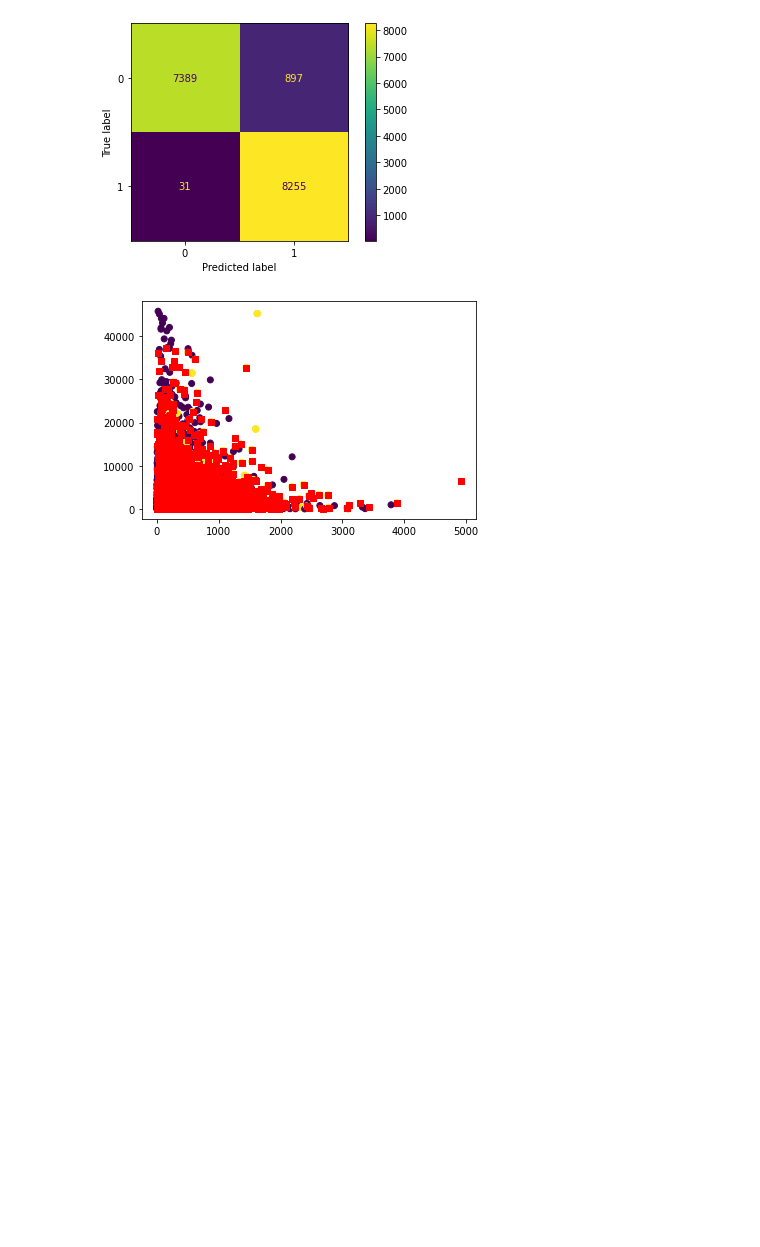
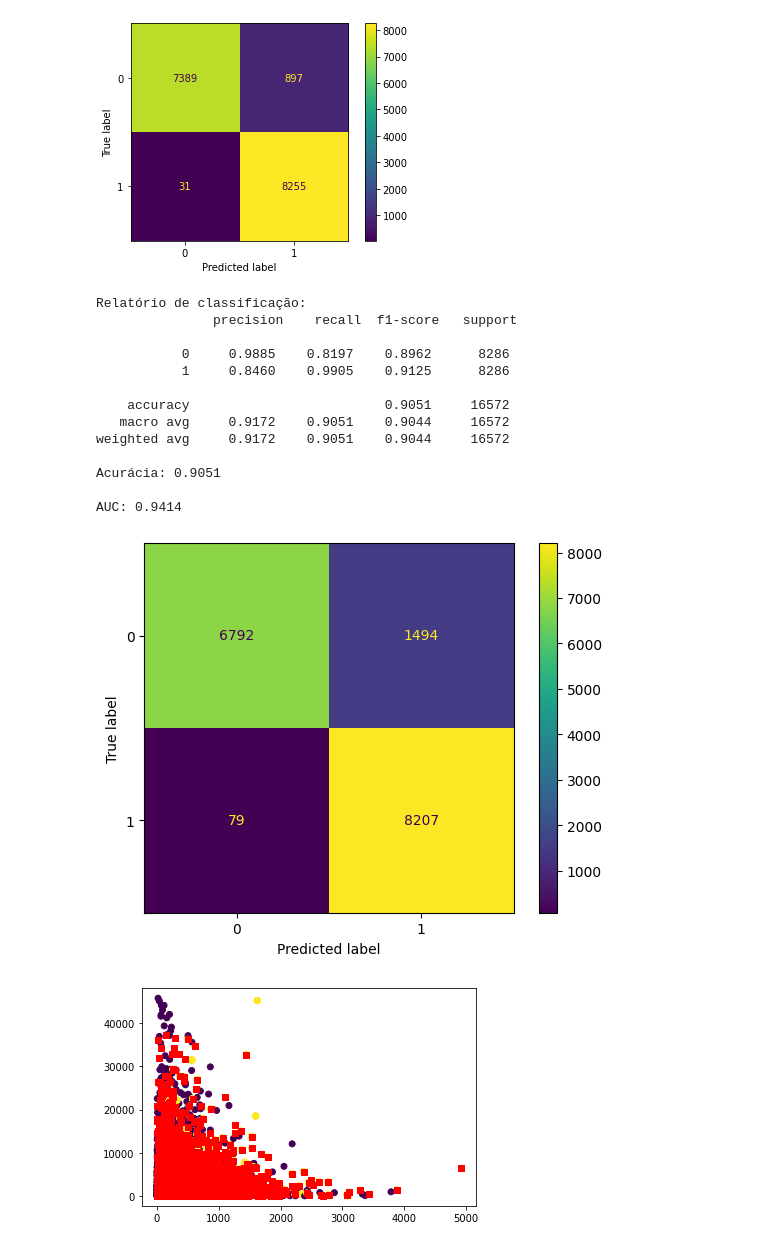
Before and after one commit to NickolasCrema/TB2_DATASCIENCE, a Jupyter notebook: dados.ipynb, the cells around one changed output. Cells and saved outputs as stored; diff of their text form; code cells hidden in the pictures; blank space fills up the shorter version.

```diff
--- a/dados.ipynb
+++ b/dados.ipynb
@@ -490,15 +490,30 @@ Acurácia: 0.9440
 AUC: 0.9440
 [figure]
 # %%
-knn = KNeighborsClassifier(leaf_size=3, p=2, n_neighbors=1)
+knn = KNeighborsClassifier(leaf_size=3, p=2, n_neighbors=3)
 knn.fit(x_ros_train, y_ros_train)
-y_train_pred = knn.predict(x_ros_train)
-y_train_proba = knn.predict_proba(x_ros_train)
+y_train_pred = knn.predict(x_ros_test)
+y_train_proba = knn.predict_proba(x_ros_test)[:,1]
 # %%
-ConfusionMatrixDisplay(confusion_matrix=confusion_matrix(x_ros_train, y_train_pred)).plot()
-print('Relatório de classificação: \n', classification_report(x_ros_train, y_train_pred, digits=4))
-print('Acurácia: {:.4f}\n'.format(accuracy_score(x_ros_train, y_train_pred)))
-print("AUC: {:.4f}\n".format(roc_auc_score(x_ros_train, y_train_proba)))
+ConfusionMatrixDisplay(confusion_matrix=confusion_matrix(y_ros_test, y_train_pred)).plot()
+print('Relatório de classificação: \n', classification_report(y_ros_test, y_train_pred, digits=4))
+print('Acurácia: {:.4f}\n'.format(accuracy_score(y_ros_test, y_train_pred)))
+print("AUC: {:.4f}\n".format(roc_auc_score(y_ros_test, y_train_proba)))
+# %% [output]
+Relatório de classificação:
+               precision    recall  f1-score   support
+
+           0     0.9885    0.8197    0.8962      8286
+           1     0.8460    0.9905    0.9125      8286
+
+    accuracy                         0.9051     16572
+   macro avg     0.9172    0.9051    0.9044     16572
+weighted avg     0.9172    0.9051    0.9044     16572
+
+Acurácia: 0.9051
+
+AUC: 0.9414
+[figure, added]
 # %%
 fig, ax = plt.subplots()
 
```
